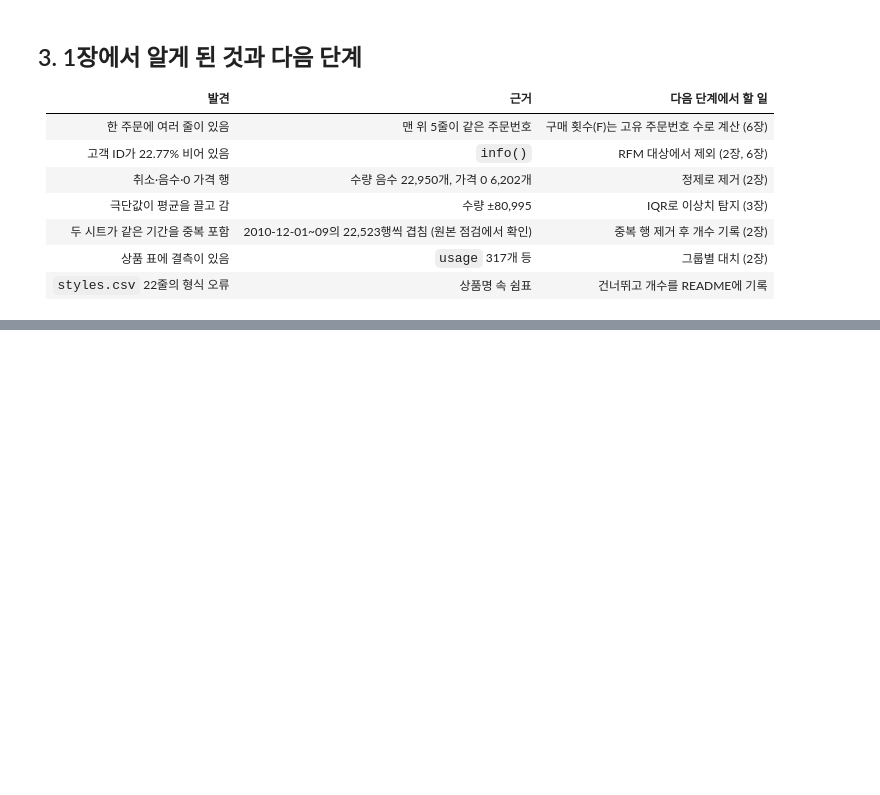
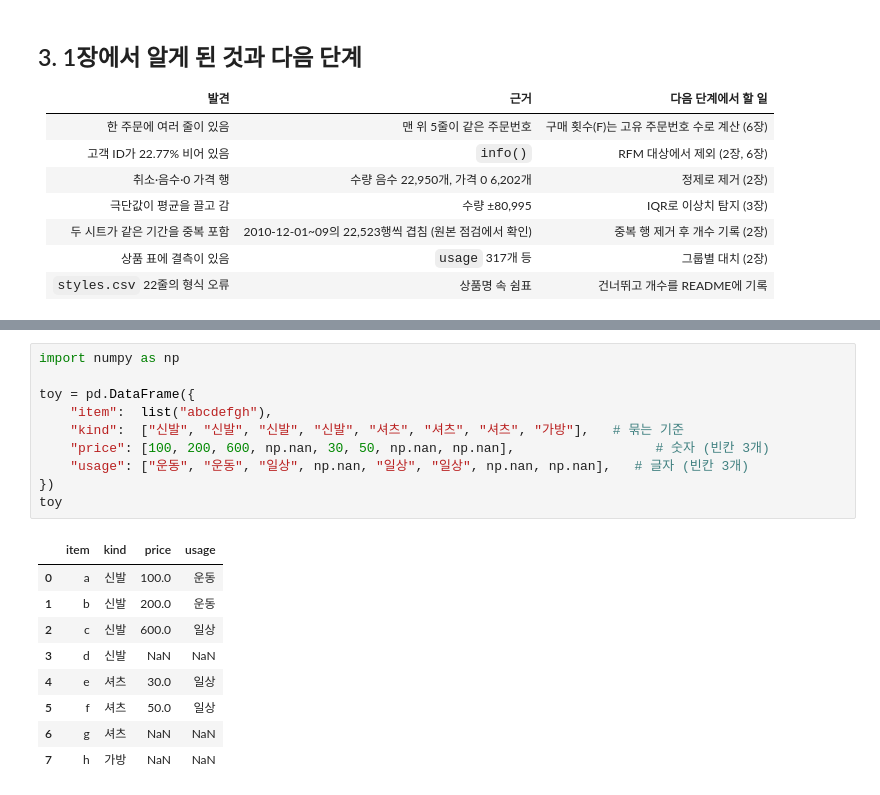
Before and after one commit to byungwoo2026/shopping-rfm-analysis_A1-1, a Jupyter notebook: notebooks/analysis_report.ipynb, the cells around one changed output, grey strips where cells are left out. Drawn from its saved outputs; the diff is of its cells as text; blank space fills up the shorter version.

```diff
--- a/notebooks/analysis_report.ipynb
+++ b/notebooks/analysis_report.ipynb
@@ -268,0 +423,20 @@ Name: count, dtype: int64
+# %%
+import numpy as np
+
+toy = pd.DataFrame({
+    "item":  list("abcdefgh"),
+    "kind":  ["신발", "신발", "신발", "신발", "셔츠", "셔츠", "셔츠", "가방"],   # 묶는 기준
+    "price": [100, 200, 600, np.nan, 30, 50, np.nan, np.nan],                  # 숫자 (빈칸 3개)
+    "usage": ["운동", "운동", "일상", np.nan, "일상", "일상", np.nan, np.nan],   # 글자 (빈칸 3개)
+})
+toy
+# %% [output]
+|  | item | kind | price | usage |
+| 0 | a | 신발 | 100.0 | 운동 |
+| 1 | b | 신발 | 200.0 | 운동 |
+| 2 | c | 신발 | 600.0 | 일상 |
+| 3 | d | 신발 | NaN | NaN |
+| 4 | e | 셔츠 | 30.0 | 일상 |
+| 5 | f | 셔츠 | 50.0 | 일상 |
+| 6 | g | 셔츠 | NaN | NaN |
+| 7 | h | 가방 | NaN | NaN |
```
Also changed, not shown: parts of 26 cells of this notebook, 1 other file.
